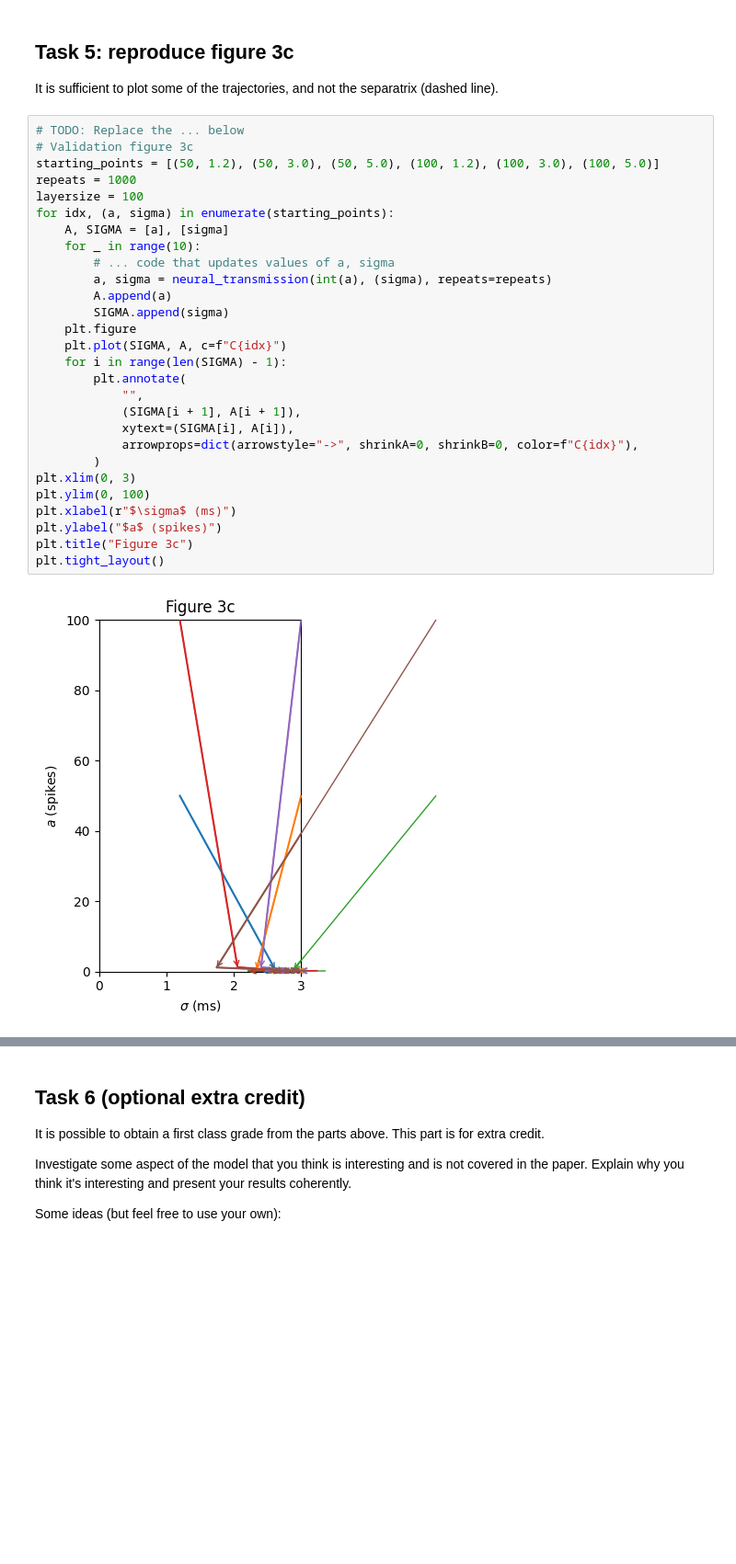
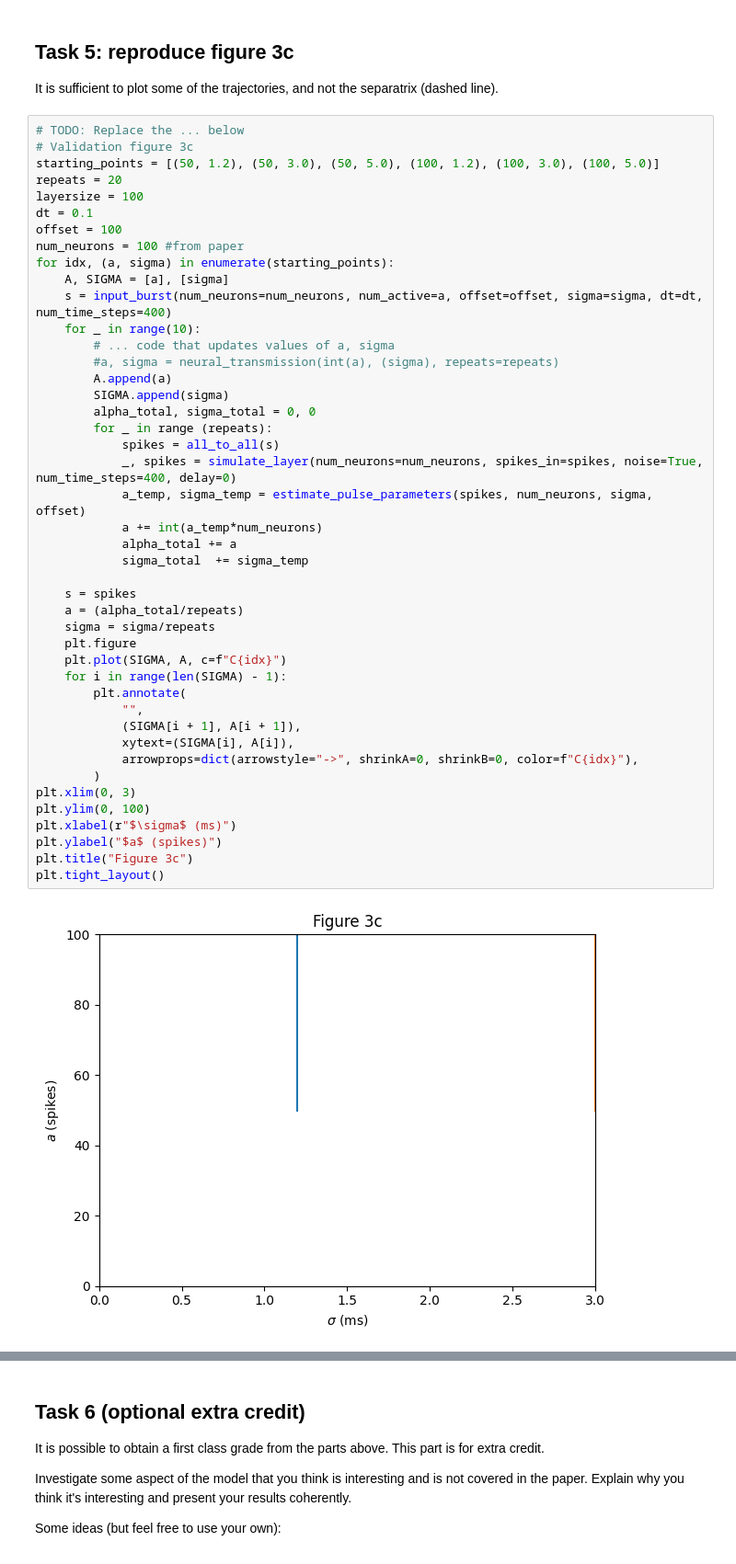
Before and after one commit to hk221/Neuro_for_ML, a Jupyter notebook: Synfire Chains/synfire_no_answers.ipynb, the cells around one changed output, grey strips where cells are left out. Shown at 92% size. Saved outputs shown, nothing was run; the diff lists cells and outputs as text; blank space fills up the shorter version.

```diff
--- a/Synfire Chains/synfire_no_answers.ipynb
+++ b/Synfire Chains/synfire_no_answers.ipynb
@@ -341,33 +395,49 @@ It is sufficient to plot some of the trajectories, and not the separatrix (dashe
 # %%
 # TODO: Replace the ... below
 # Validation figure 3c
 starting_points = [(50, 1.2), (50, 3.0), (50, 5.0), (100, 1.2), (100, 3.0), (100, 5.0)]
-repeats = 1000
+repeats = 20
 layersize = 100
+dt = 0.1
+offset = 100
+num_neurons = 100 #from paper
 for idx, (a, sigma) in enumerate(starting_points):
     A, SIGMA = [a], [sigma]
+    s = input_burst(num_neurons=num_neurons, num_active=a, offset=offset, sigma=sigma, dt=dt, num_time_steps=400)
     for _ in range(10):
         # ... code that updates values of a, sigma
-        a, sigma = neural_transmission(int(a), (sigma), repeats=repeats)
+        #a, sigma = neural_transmission(int(a), (sigma), repeats=repeats)
         A.append(a)
         SIGMA.append(sigma)
+        alpha_total, sigma_total = 0, 0
+        for _ in range (repeats):
+            spikes = all_to_all(s)
+            _, spikes = simulate_layer(num_neurons=num_neurons, spikes_in=spikes, noise=True, num_time_steps=400, delay=0)
+            a_temp, sigma_temp = estimate_pulse_parameters(spikes, num_neurons, sigma, offset)
+            a += int(a_temp*num_neurons)
+            alpha_total += a
+            sigma_total  += sigma_temp
+
+    s = spikes
+    a = (alpha_total/repeats)
+    sigma = sigma/repeats
     plt.figure
     plt.plot(SIGMA, A, c=f"C{idx}")
     for i in range(len(SIGMA) - 1):
         plt.annotate(
             "",
             (SIGMA[i + 1], A[i + 1]),
             xytext=(SIGMA[i], A[i]),
             arrowprops=dict(arrowstyle="->", shrinkA=0, shrinkB=0, color=f"C{idx}"),
         )
 plt.xlim(0, 3)
 plt.ylim(0, 100)
 plt.xlabel(r"$\sigma$ (ms)")
 plt.ylabel("$a$ (spikes)")
 plt.title("Figure 3c")
 plt.tight_layout()
 # %% [output]
-[figure, old version]
+[figure, new version]
 # %% [markdown]
 Expected results:
 
```
Also changed, not shown: parts of 5 cells of this notebook.
